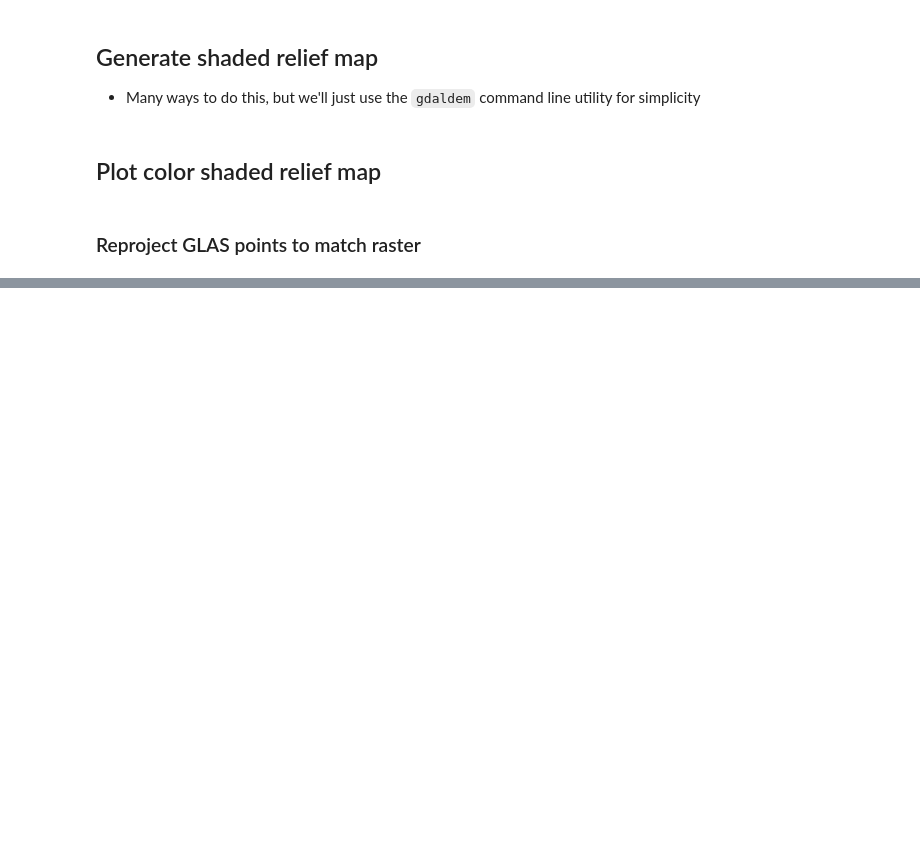
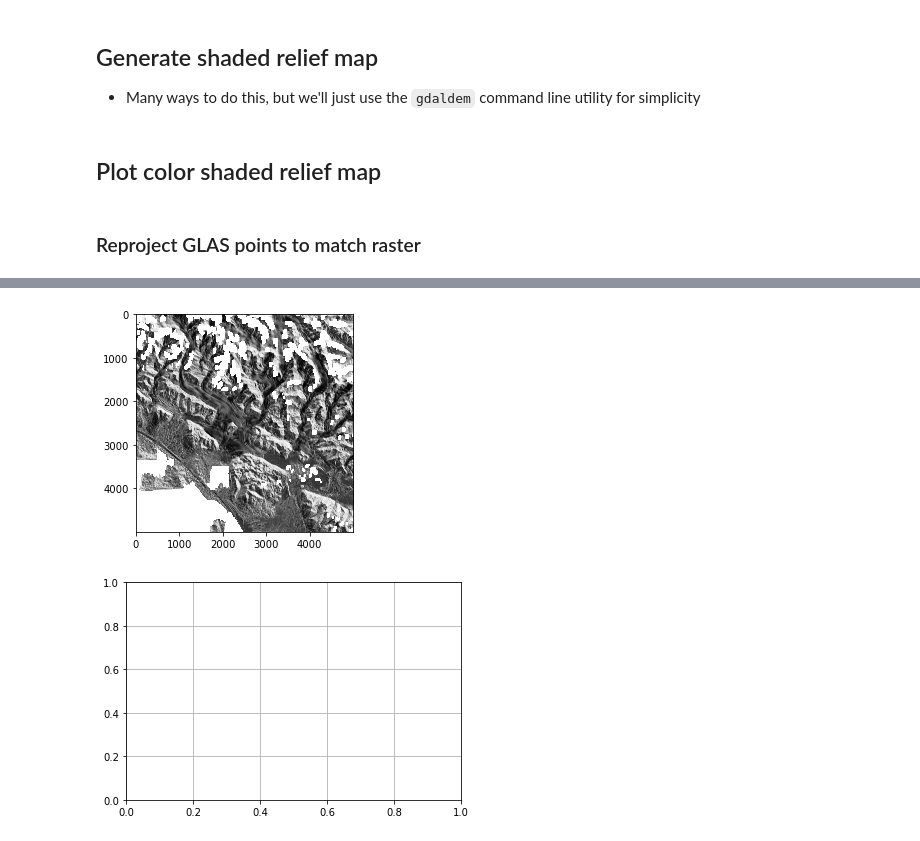
Before and after one commit to ICESAT-2HackWeek/crossovers, a Jupyter notebook: contributors/loso/studyarea.ipynb, the cells around one changed output, grey strips where cells are left out. Drawn from its saved outputs; the diff is of its cells as text; code cells hidden in the pictures; blank space fills up the shorter version.

```diff
--- a/contributors/loso/studyarea.ipynb
+++ b/contributors/loso/studyarea.ipynb
@@ -231,0 +191,13 @@ gdf_on_raster(gdf_colombia_dem_extent,dem_ds,ax,hs_ds)
+# %%
+def hillshade(array,azimuth,angle_altitude):
+    azimuth = 360.0 - azimuth
+
+    x, y = np.gradient(array)
+    slope = np.pi/2. - np.arctan(np.sqrt(x*x + y*y))
+    aspect = np.arctan2(-x, y)
+    azimuthrad = azimuth*np.pi/180.
+    altituderad = angle_altitude*np.pi/180.
+
+    shaded = np.sin(altituderad)*np.sin(slope) + np.cos(altituderad)*np.cos(slope)*np.cos((azimuthrad - np.pi/2.) - aspect)
+
+    return 255*(shaded + 1)/2
@@ -231,0 +213,9 @@ gdf_on_raster(gdf_colombia_dem_extent,dem_ds,ax,hs_ds)
+# %%
+# Use hillshade function on a DTM Geotiff
+arcticdem_hs = hillshade(arcticdem_array,225,45)
+rio.plot.show(arcticdem_hs,cmap='Greys')
+#plot_band_array(teak_hillshade_array,teak_dtm_md['extent'],'TEAK Hillshade, Aspect=225°', 'Hillshade',colormap='Greys',alpha=0.8)
+ax = plt.gca(); plt.grid('on')
+# %% [output]
+[figure, added]
+[figure, added]
```
Also changed, not shown: parts of 42 cells of this notebook.
